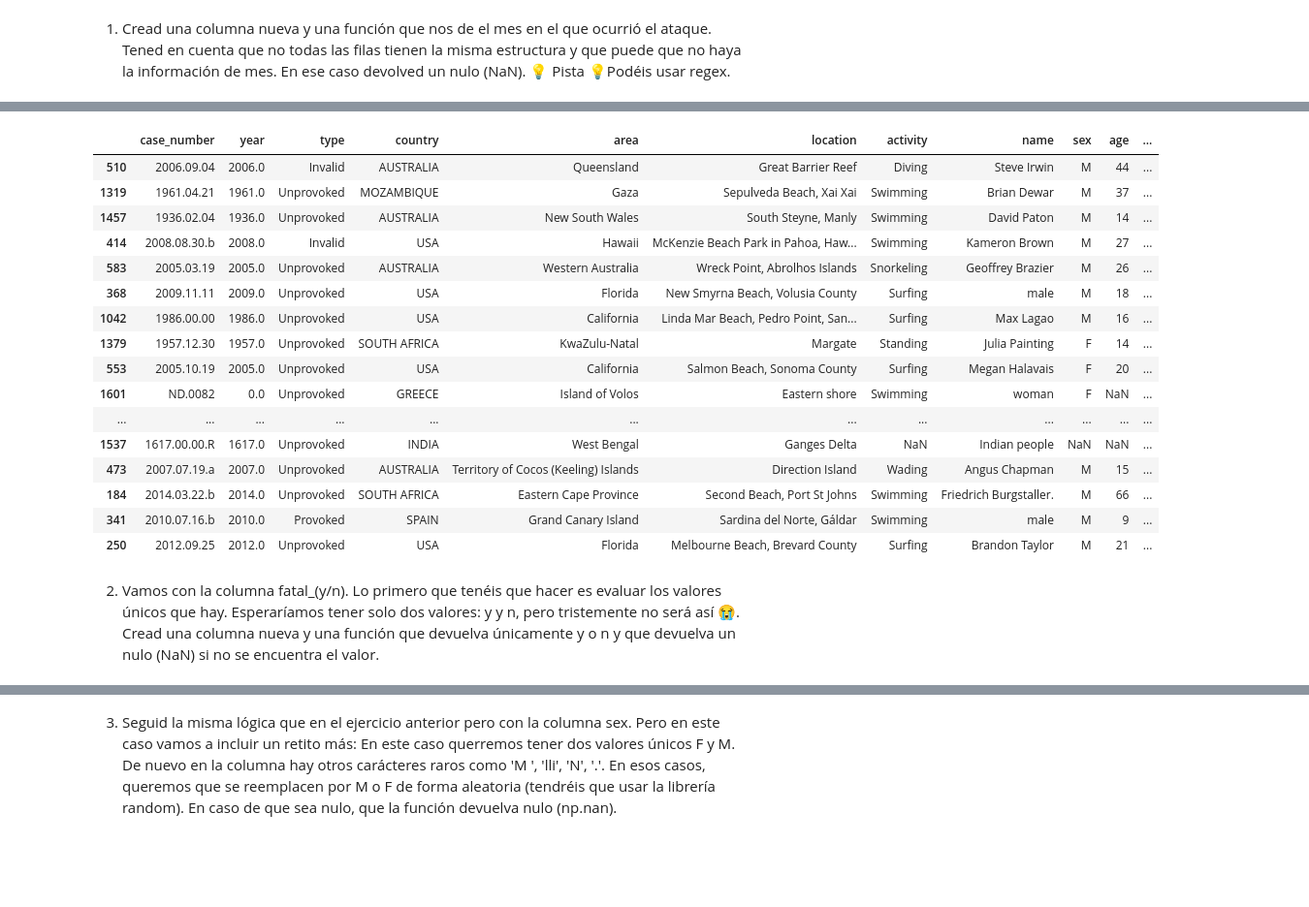
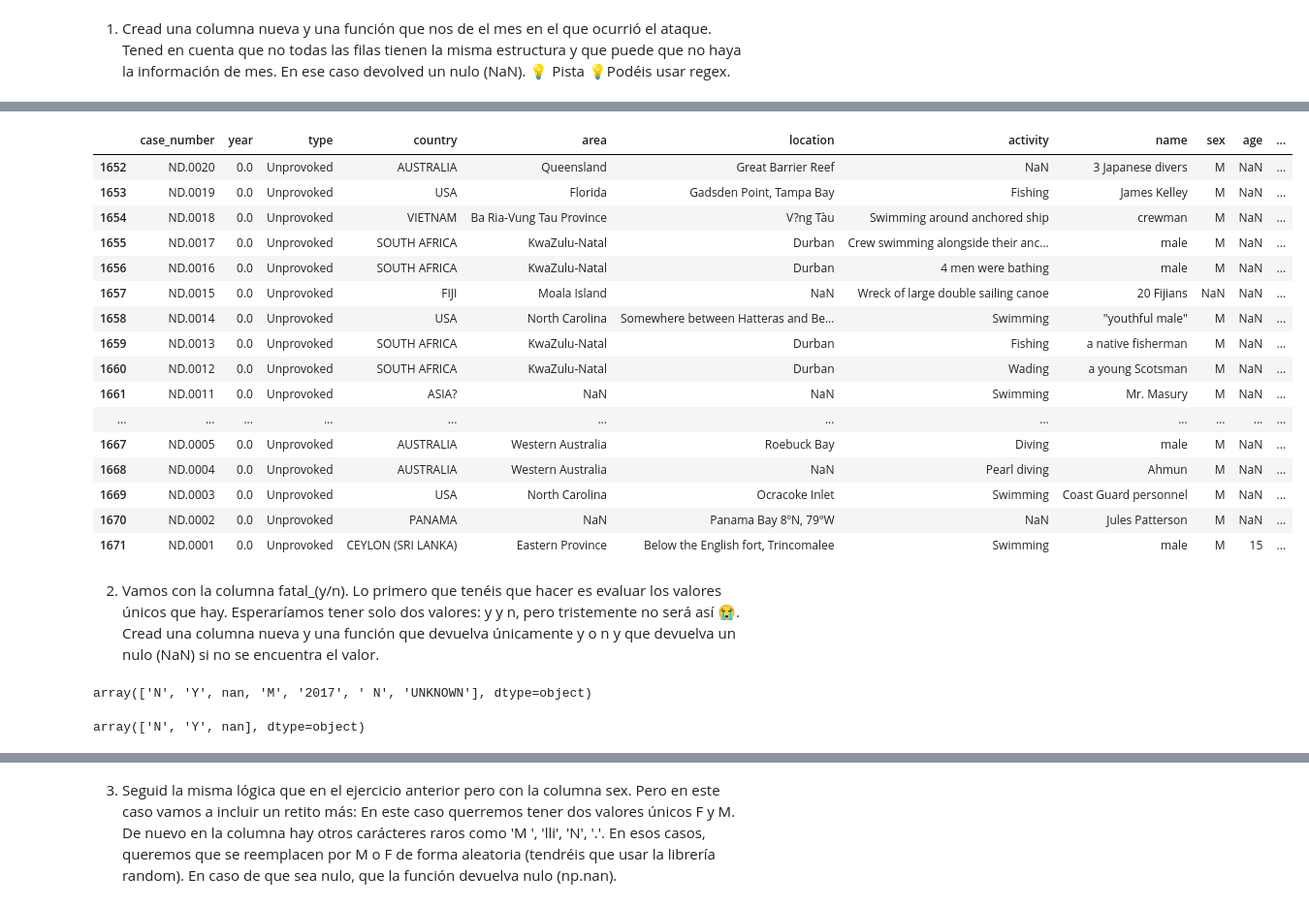
Before and after one commit to Adalab/DA_PromoC_Modulo2_Sprint1_Ana-Anahi, a Jupyter notebook: Pandas/pp-Pandas-VII.ipynb, the cells around one changed output, grey strips where cells are left out. Shown at 97% size. Drawn from its saved outputs; the diff is of its cells as text; code cells hidden in the pictures; blank space fills up the shorter version.

```diff
--- a/Pandas/pp-Pandas-VII.ipynb
+++ b/Pandas/pp-Pandas-VII.ipynb
@@ -21,0 +21,5 @@ patron = '[-]\w*[-]'
+# %%
+patron = '\w*-(\w+)-\w*'
+
+for i in df['date']:
+    return re.findall(patron, col)
@@ -22,14 +56,18 @@ patron = '[-]\w*[-]'
 # %%
 def mes(col):
 
-    patron = '\d*[-]\w*[-]\d*'
+    patron = '\d*-(\w*)-\d*'
 
     try:
-        re.findall(patron, df['col'])
 
-            df2 = df['col'].str.contains(patron, case=True, regex=True)
-            df2 = col.split('-')[1]
-            return df2
+        #if patron = '\d*-(\w*)-\d*':
+        #if re.findall(patron, df['col']):
 
-    except:
-            return np.nan
+        #if col.str.contains(patron, case=True, regex=True):
+
+            return col.join(re.findall(patron, col))
+
+
+            pass
+    #except:
+            #return np.nan
@@ -36,3 +80,19 @@ def mes(col):
+# %%
+def mes(col):
+    patron = '\d*-(\w*)-\d*'
+    try:
+        if meses = re.findall(patron,col):
+        return col.join(re.findall(patron,col))
+    except:
+        return np.nan
+# %%
+def mes(col):
+    patron = '\d*-(\w*)-\d*'
+    try:
+        #if meses = re.findall(patron,col):
+        return col.join(re.findall(patron,col))
+    except:
+        return np.nan
 # %%
 df['date'].apply(mes)
 # %% [output]
@@ -51,23 +111,27 @@ Name: date, Length: 1672, dtype: float64
 # %%
 df['mes'] = df['date'].apply(mes)
-df.sample(20)
+df.tail(20)
 # %% [output]
 |  | case_number | year | type | country | area | location | activity | name | sex | age | ... |
-| 510 | 2006.09.04 | 2006.0 | Invalid | AUSTRALIA | Queensland | Great Barrier Reef | Diving | Steve Irwin | M | 44 | ... |
-| 1319 | 1961.04.21 | 1961.0 | Unprovoked | MOZAMBIQUE | Gaza | Sepulveda Beach, Xai Xai | Swimming | Brian Dewar | M | 37 | ... |
-| 1457 | 1936.02.04 | 1936.0 | Unprovoked | AUSTRALIA | New South Wales | South Steyne, Manly | Swimming | David Paton | M | 14 | ... |
-| 414 | 2008.08.30.b | 2008.0 | Invalid | USA | Hawaii | McKenzie Beach Park in Pahoa, Haw... | Swimming | Kameron Brown | M | 27 | ... |
-| 583 | 2005.03.19 | 2005.0 | Unprovoked | AUSTRALIA | Western Australia | Wreck Point, Abrolhos Islands | Snorkeling | Geoffrey Brazier | M | 26 | ... |
-| 368 | 2009.11.11 | 2009.0 | Unprovoked | USA | Florida | New Smyrna Beach, Volusia County | Surfing | male | M | 18 | ... |
-| 1042 | 1986.00.00 | 1986.0 | Unprovoked | USA | California | Linda Mar Beach, Pedro Point, San... | Surfing | Max Lagao | M | 16 | ... |
-| 1379 | 1957.12.30 | 1957.0 | Unprovoked | SOUTH AFRICA | KwaZulu-Natal | Margate | Standing | Julia Painting | F | 14 | ... |
-| 553 | 2005.10.19 | 2005.0 | Unprovoked | USA | California | Salmon Beach, Sonoma County | Surfing | Megan Halavais | F | 20 | ... |
-| 1601 | ND.0082 | 0.0 | Unprovoked | GREECE | Island of Volos | Eastern shore | Swimming | woman | F | NaN | ... |
+| 1652 | ND.0020 | 0.0 | Unprovoked | AUSTRALIA | Queensland | Great Barrier Reef | NaN | 3 Japanese divers | M | NaN | ... |
+| 1653 | ND.0019 | 0.0 | Unprovoked | USA | Florida | Gadsden Point, Tampa Bay | Fishing | James Kelley | M | NaN | ... |
+| 1654 | ND.0018 | 0.0 | Unprovoked | VIETNAM | Ba Ria-Vung Tau Province | V?ng Tàu | Swimming around anchored ship | crewman | M | NaN | ... |
+| 1655 | ND.0017 | 0.0 | Unprovoked | SOUTH AFRICA | KwaZulu-Natal | Durban | Crew swimming alongside their anc... | male | M | NaN | ... |
+| 1656 | ND.0016 | 0.0 | Unprovoked | SOUTH AFRICA | KwaZulu-Natal | Durban | 4 men were bathing | male | M | NaN | ... |
+| 1657 | ND.0015 | 0.0 | Unprovoked | FIJI | Moala Island | NaN | Wreck of large double sailing canoe | 20 Fijians | NaN | NaN | ... |
+| 1658 | ND.0014 | 0.0 | Unprovoked | USA | North Carolina | Somewhere between Hatteras and Be... | Swimming | "youthful male" | M | NaN | ... |
+| 1659 | ND.0013 | 0.0 | Unprovoked | SOUTH AFRICA | KwaZulu-Natal | Durban | Fishing | a native fisherman | M | NaN | ... |
+| 1660 | ND.0012 | 0.0 | Unprovoked | SOUTH AFRICA | KwaZulu-Natal | Durban | Wading | a young Scotsman | M | NaN | ... |
+| 1661 | ND.0011 | 0.0 | Unprovoked | ASIA? | NaN | NaN | Swimming | Mr. Masury | M | NaN | ... |
 | ... | ... | ... | ... | ... | ... | ... | ... | ... | ... | ... | ... |
-| 1537 | 1617.00.00.R | 1617.0 | Unprovoked | INDIA | West Bengal | Ganges Delta | NaN | Indian people | NaN | NaN | ... |
-| 473 | 2007.07.19.a | 2007.0 | Unprovoked | AUSTRALIA | Territory of Cocos (Keeling) Islands | Direction Island | Wading | Angus Chapman | M | 15 | ... |
-| 184 | 2014.03.22.b | 2014.0 | Unprovoked | SOUTH AFRICA | Eastern Cape Province | Second Beach, Port St Johns | Swimming | Friedrich Burgstaller. | M | 66 | ... |
-| 341 | 2010.07.16.b | 2010.0 | Provoked | SPAIN | Grand Canary Island | Sardina del Norte, Gáldar | Swimming | male | M | 9 | ... |
-| 250 | 2012.09.25 | 2012.0 | Unprovoked | USA | Florida | Melbourne Beach, Brevard County | Surfing | Brandon Taylor | M | 21 | ... |
+| 1667 | ND.0005 | 0.0 | Unprovoked | AUSTRALIA | Western Australia | Roebuck Bay | Diving | male | M | NaN | ... |
+| 1668 | ND.0004 | 0.0 | Unprovoked | AUSTRALIA | Western Australia | NaN | Pearl diving | Ahmun | M | NaN | ... |
+| 1669 | ND.0003 | 0.0 | Unprovoked | USA | North Carolina | Ocracoke Inlet | Swimming | Coast Guard personnel | M | NaN | ... |
+| 1670 | ND.0002 | 0.0 | Unprovoked | PANAMA | NaN | Panama Bay 8ºN, 79ºW | NaN | Jules Patterson | M | NaN | ... |
+| 1671 | ND.0001 | 0.0 | Unprovoked | CEYLON (SRI LANKA) | Eastern Province | Below the English fort, Trincomalee | Swimming | male | M | 15 | ... |
 # %% [markdown]
 2) Vamos con la columna fatal_(y/n). Lo primero que tenéis que hacer es evaluar los valores únicos que hay. Esperaríamos tener solo dos valores: y y n, pero tristemente no será así 😭. Cread una columna nueva y una función que devuelva únicamente y o n y que devuelva un nulo (NaN) si no se encuentra el valor.
+# %%
+df['fatal_(y/n)'].unique() # Verificamos que valores unicos tiene la columna 'fatal_(y/o)'
+# %% [output]
+array(['N', 'Y', nan, 'M', '2017', ' N', 'UNKNOWN'], dtype=object)
@@ -73,0 +152,4 @@ df.sample(20)
+# %%
+df['fatal']= df['fatal_(y/n)'].apply(fatal_o_no) # aplicamos el metodo apply
+# %% [output]
+array(['N', 'Y', nan], dtype=object)
```
Also changed, not shown: parts of 20 cells of this notebook.
